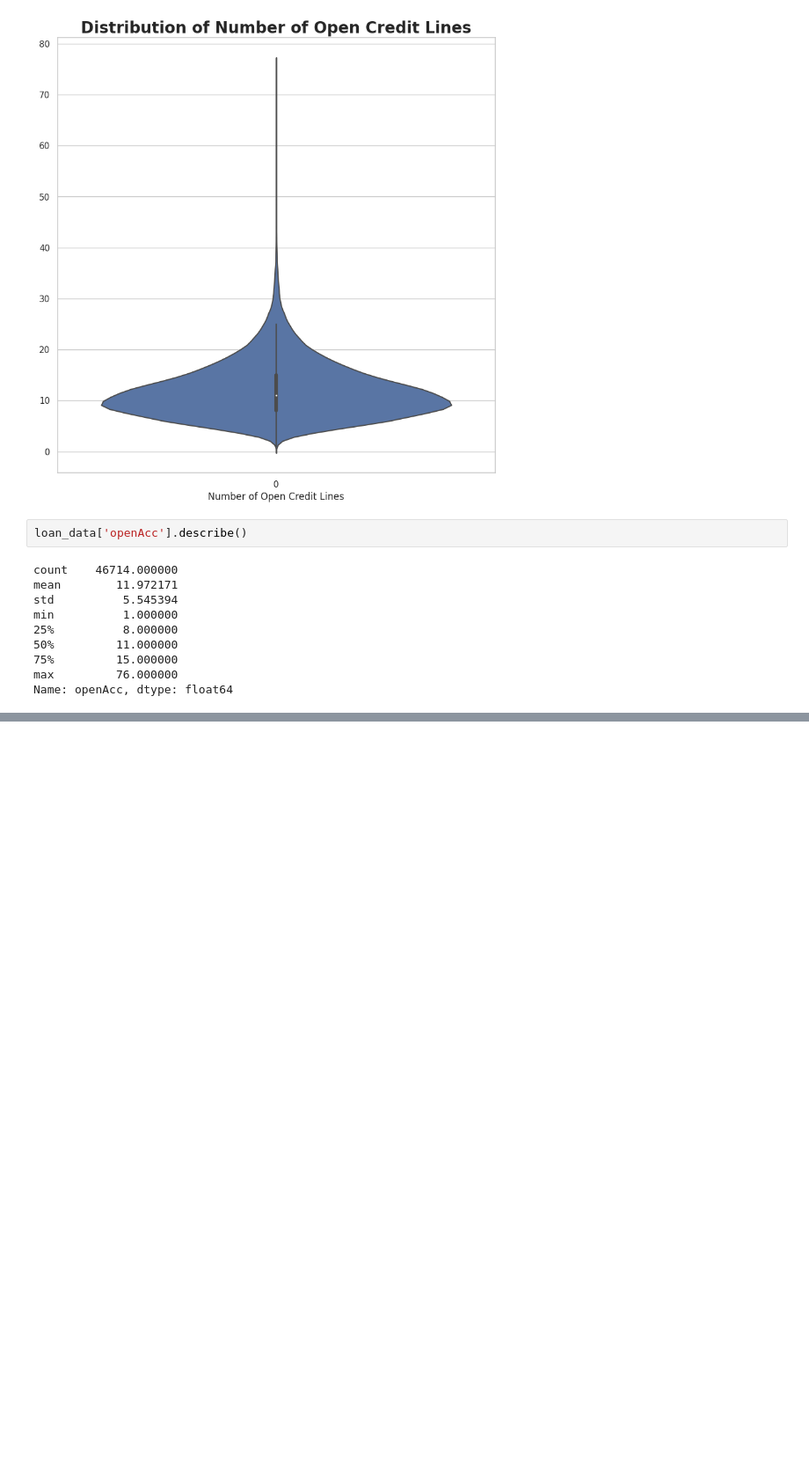
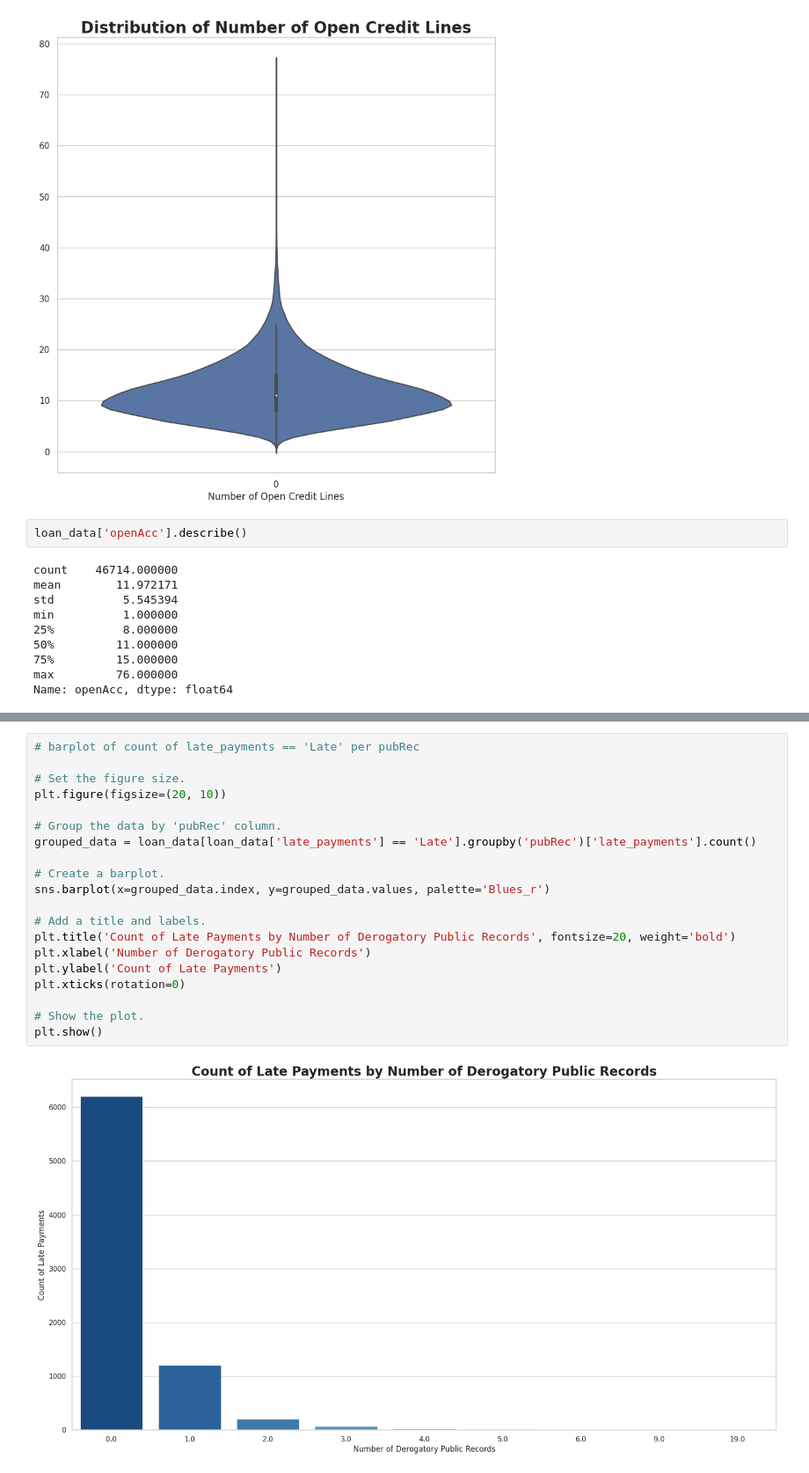
Before and after one commit to AlbertHunduza/Loan-Default-AI, a Jupyter notebook: Exploratory_Data_Analysis.ipynb, the cells around one changed output, grey strips where cells are left out. Shown at 88% size. Saved outputs shown, nothing was run; the diff lists cells and outputs as text; blank space fills up the shorter version.

```diff
--- a/Exploratory_Data_Analysis.ipynb
+++ b/Exploratory_Data_Analysis.ipynb
@@ -701,0 +734,22 @@ Name: openAcc, dtype: float64
+# %%
+# barplot of count of late_payments == 'Late' per pubRec
+
+# Set the figure size.
+plt.figure(figsize=(20, 10))
+
+# Group the data by 'pubRec' column.
+grouped_data = loan_data[loan_data['late_payments'] == 'Late'].groupby('pubRec')['late_payments'].count()
+
+# Create a barplot.
+sns.barplot(x=grouped_data.index, y=grouped_data.values, palette='Blues_r')
+
+# Add a title and labels.
+plt.title('Count of Late Payments by Number of Derogatory Public Records', fontsize=20, weight='bold')
+plt.xlabel('Number of Derogatory Public Records')
+plt.ylabel('Count of Late Payments')
+plt.xticks(rotation=0)
+
+# Show the plot.
+plt.show()
+# %% [output]
+[figure, added]
```
Also changed, not shown: parts of 3 cells of this notebook.
